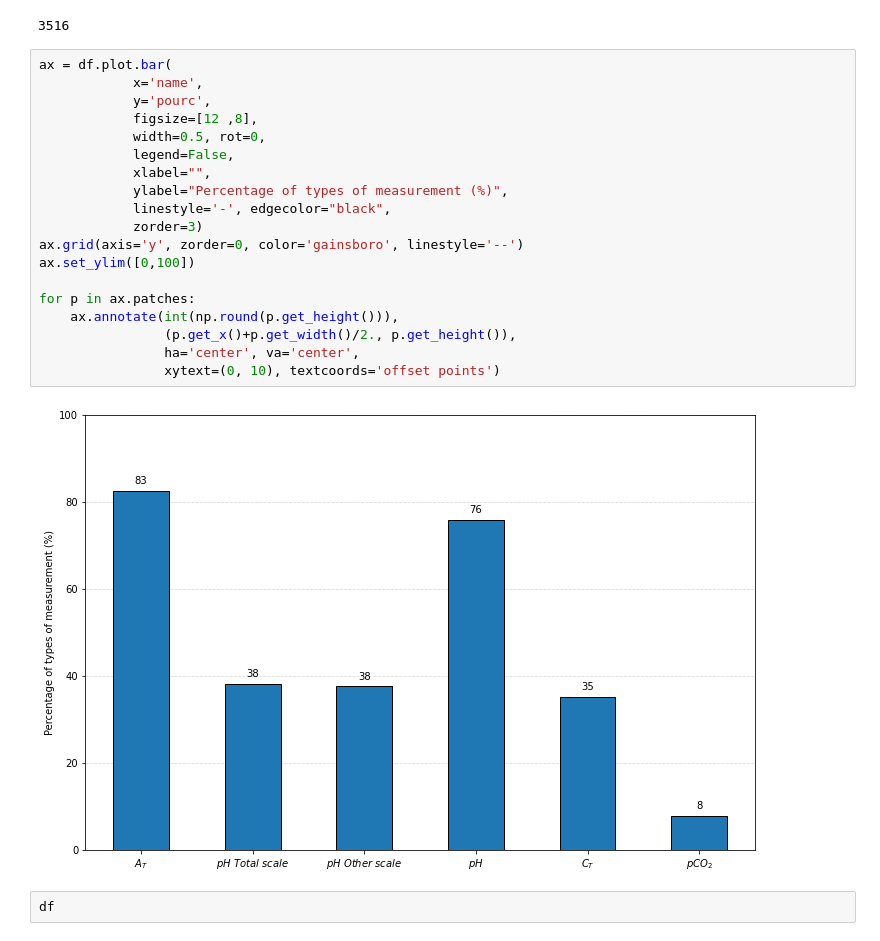
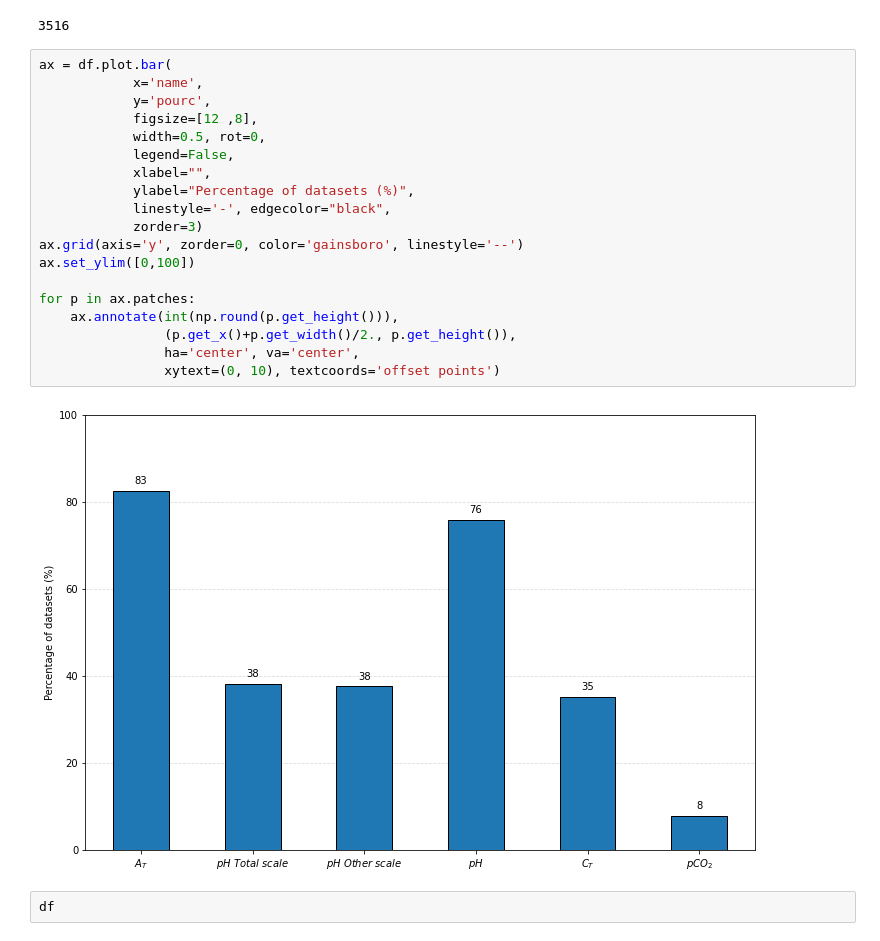
Before and after one commit to PBrockmann/PANGAEA_Scraping, a Jupyter notebook: PANGAEA_getData_ex1.py.ipynb, the cells around one changed output. Drawn from its saved outputs; the diff is of its cells as text.

```diff
--- a/PANGAEA_getData_ex1.py.ipynb
+++ b/PANGAEA_getData_ex1.py.ipynb
@@ -579,24 +579,24 @@ df['len'].sum()
 # %%
 ax = df.plot.bar(
             x='name',
             y='pourc',
             figsize=[12 ,8],
             width=0.5, rot=0,
             legend=False,
             xlabel="",
-            ylabel="Percentage of types of measurement (%)",
+            ylabel="Percentage of datasets (%)",
             linestyle='-', edgecolor="black",
             zorder=3)
 ax.grid(axis='y', zorder=0, color='gainsboro', linestyle='--')
 ax.set_ylim([0,100])
 
 for p in ax.patches:
     ax.annotate(int(np.round(p.get_height())),
                 (p.get_x()+p.get_width()/2., p.get_height()),
                 ha='center', va='center',
                 xytext=(0, 10), textcoords='offset points')
 # %% [output]
-[figure, old version]
+[figure, new version]
 # %%
 df
 # %% [output]
```
Also changed, not shown: parts of 1 cell of this notebook.
